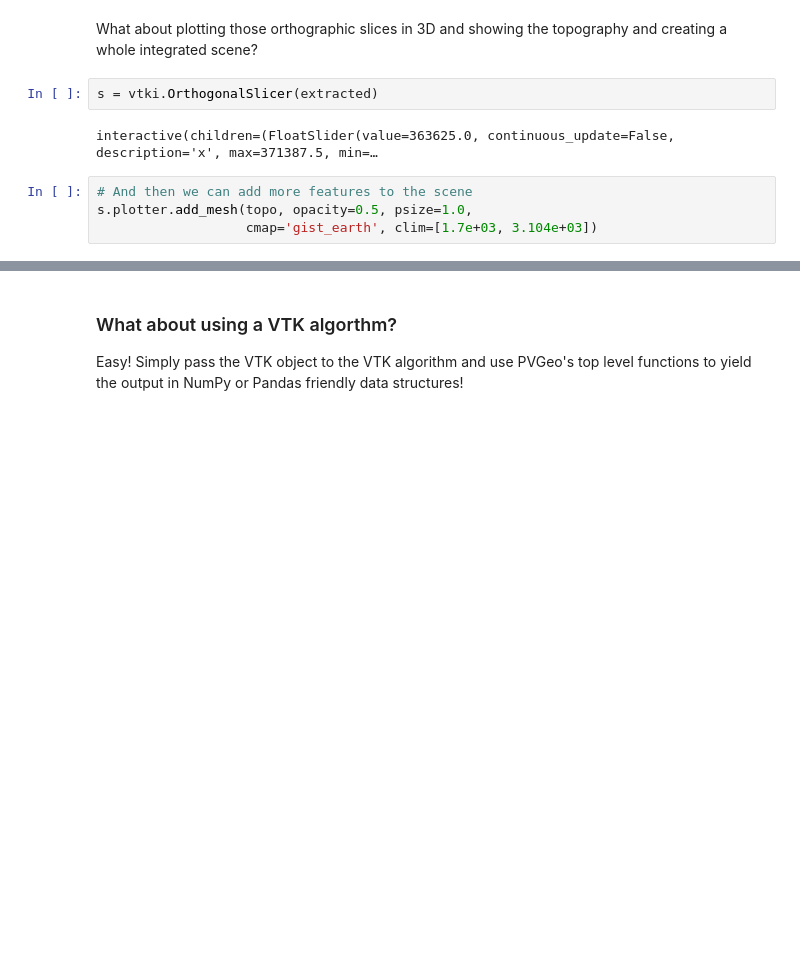
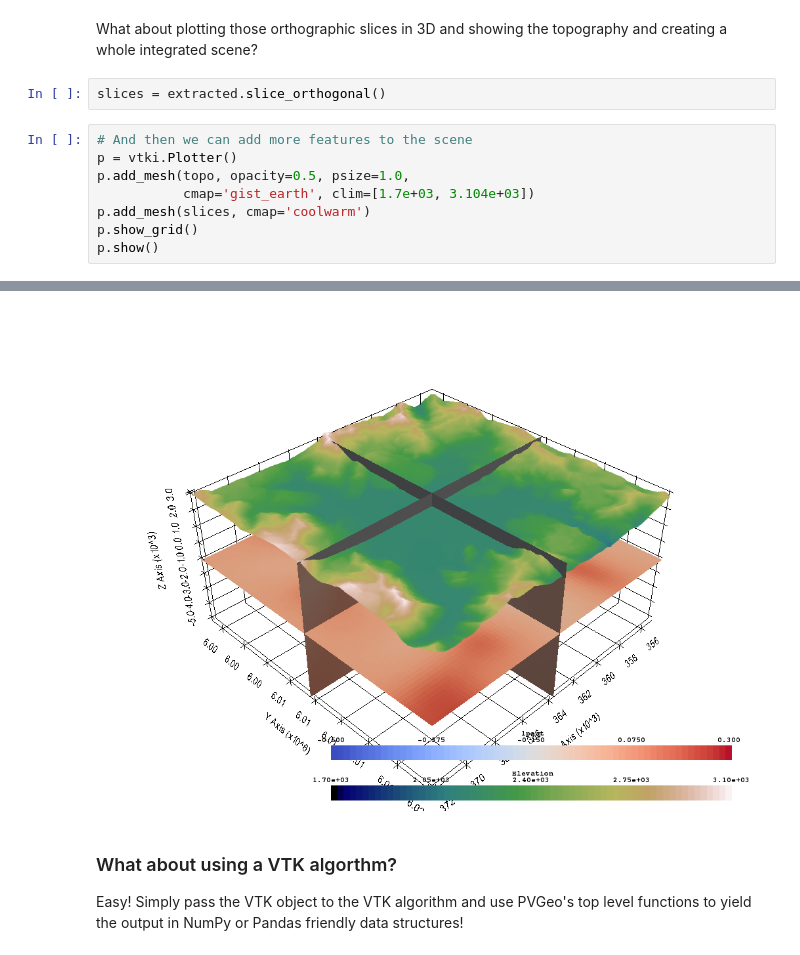
Before and after one commit to OpenGeoVis/PVGeo-Examples, a Jupyter notebook: 2.0 - PVGeo+Discretize.ipynb, the cells around one changed output, grey strips where cells are left out. Drawn from its saved outputs; the diff is of its cells as text; blank space fills up the shorter version.

```diff
--- a/2.0 - PVGeo+Discretize.ipynb
+++ b/2.0 - PVGeo+Discretize.ipynb
@@ -179,12 +179,14 @@ mesh.plot_3d_slicer(v=models['active'], zslice=2350)
 [interactive output not drawn]
 # %% [markdown]
 What about plotting those orthographic slices in 3D and showing the topography and creating a whole integrated scene?
-# %%
-s = vtki.OrthogonalSlicer(extracted)
-# %% [output]
-interactive(children=(FloatSlider(value=363625.0, continuous_update=False, description='x', max=371387.5, min=…
+# %%
+slices = extracted.slice_orthogonal()
 # %%
 # And then we can add more features to the scene
-s.plotter.add_mesh(topo, opacity=0.5, psize=1.0,
-                   cmap='gist_earth', clim=[1.7e+03, 3.104e+03])
+p = vtki.Plotter()
+p.add_mesh(topo, opacity=0.5, psize=1.0,
+           cmap='gist_earth', clim=[1.7e+03, 3.104e+03])
+p.add_mesh(slices, cmap='coolwarm')
+p.show_grid()
+p.show()
 # %% [output]
@@ -192,3 +193,4 @@ s.plotter.add_mesh(topo, opacity=0.5, psize=1.0,
+[figure, added]
 # %% [markdown]
 ### What about using a VTK algorthm?
 
```
Also changed, not shown: parts of 1 cell of this notebook, 2 other files.
